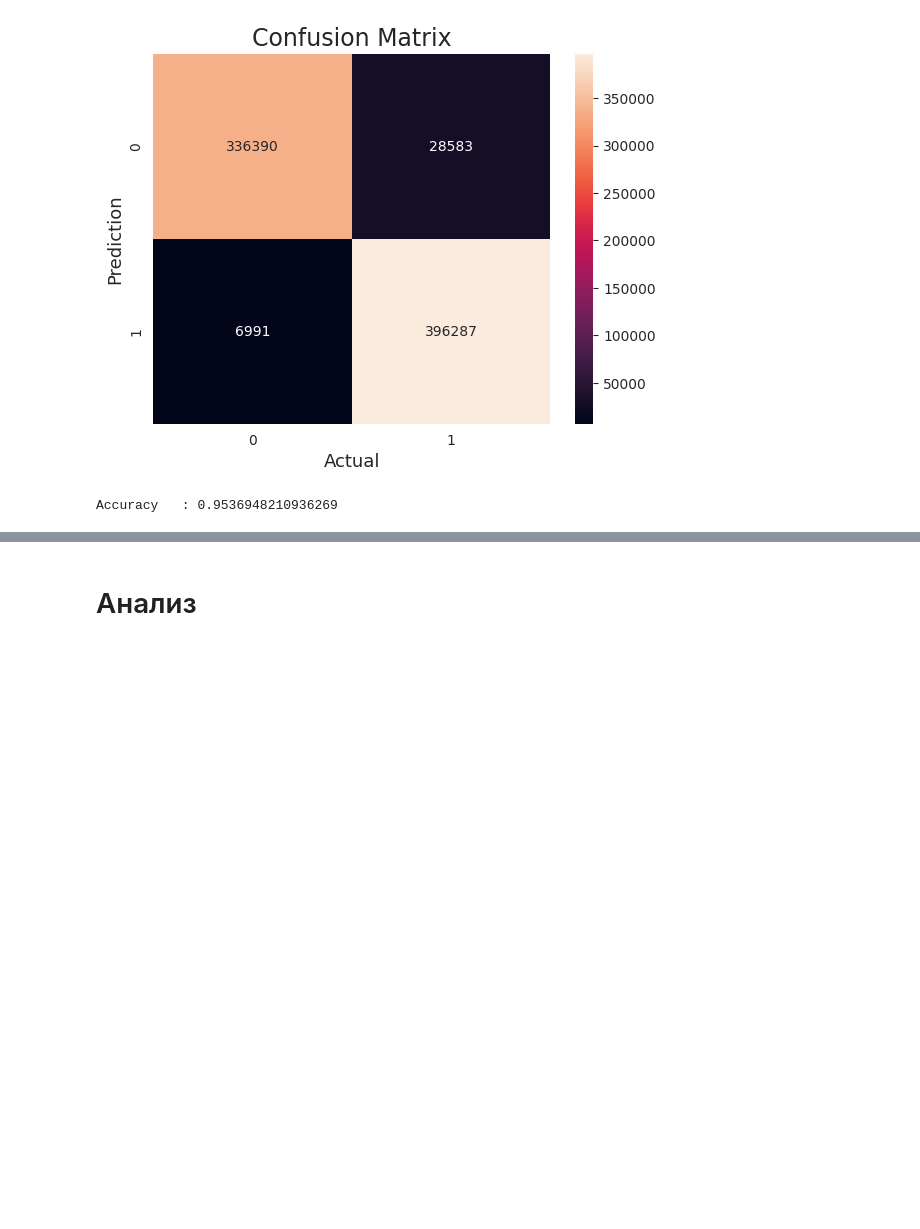
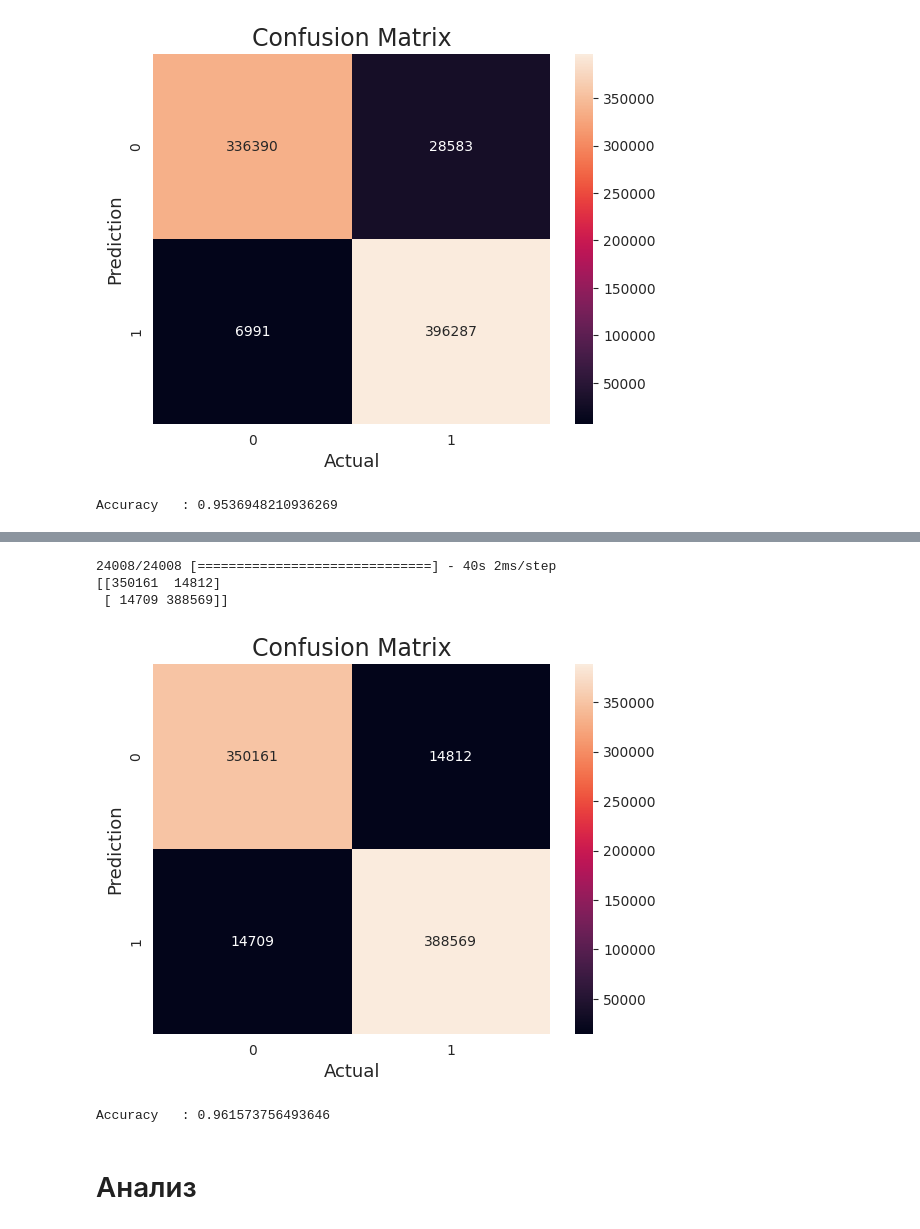
Before and after one commit to Mikhail-068/Scoring, a Jupyter notebook: Скоринг_клиентов_2Класса_Вся_Cat_Леонтьева_ipynb"""".ipynb, the cells around one changed output, grey strips where cells are left out. Drawn from its saved outputs; the diff is of its cells as text; code cells hidden in the pictures; blank space fills up the shorter version.

```diff
--- a/Скоринг_клиентов_2Класса_Вся_Cat_Леонтьева_ipynb"""".ipynb
+++ b/Скоринг_клиентов_2Класса_Вся_Cat_Леонтьева_ipynb"""".ipynb
@@ -1554,3 +1656,34 @@ Accuracy   : 0.9536948210936269
+# %%
+from sklearn.metrics import confusion_matrix
+from sklearn.model_selection import cross_val_score
+from sklearn.metrics import accuracy_score, precision_score, recall_score, f1_score
+
+# compute the confusion matrix
+y_pred=model1_cl.predict(x_test)
+y_pred=np.argmax(y_pred, axis=1)
+y_test=np.argmax(y_test, axis=1)
+cm = confusion_matrix(y_test, y_pred)
+print(cm)
+
+#Plot the confusion matrix.
+sns.heatmap(cm,
+            annot=True,
+            fmt='g')
+plt.ylabel('Prediction',fontsize=13)
+plt.xlabel('Actual',fontsize=13)
+plt.title('Confusion Matrix',fontsize=17)
+plt.show()
+
+
+# Finding precision and recall
+accuracy = accuracy_score(y_test, y_pred)
+print("Accuracy   :", accuracy)
+# %% [output]
+24008/24008 [==============================] - 40s 2ms/step
+[[350161  14812]
+ [ 14709 388569]]
+[figure, added]
+Accuracy   : 0.961573756493646
 # %% [markdown]
 # Анализ
 # %%
```
Also changed, not shown: parts of 8 cells of this notebook.
